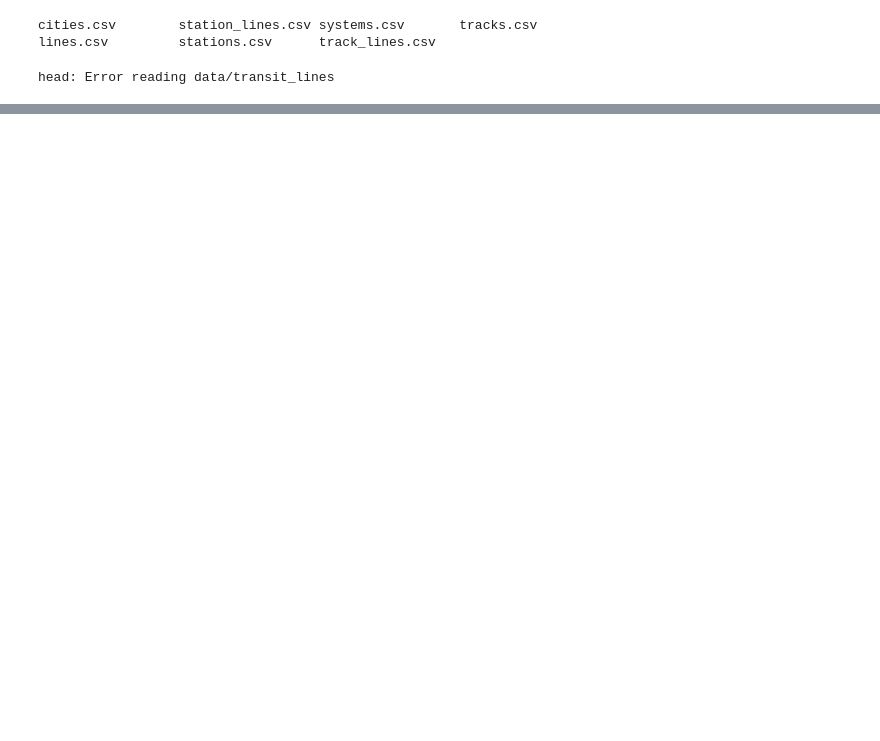
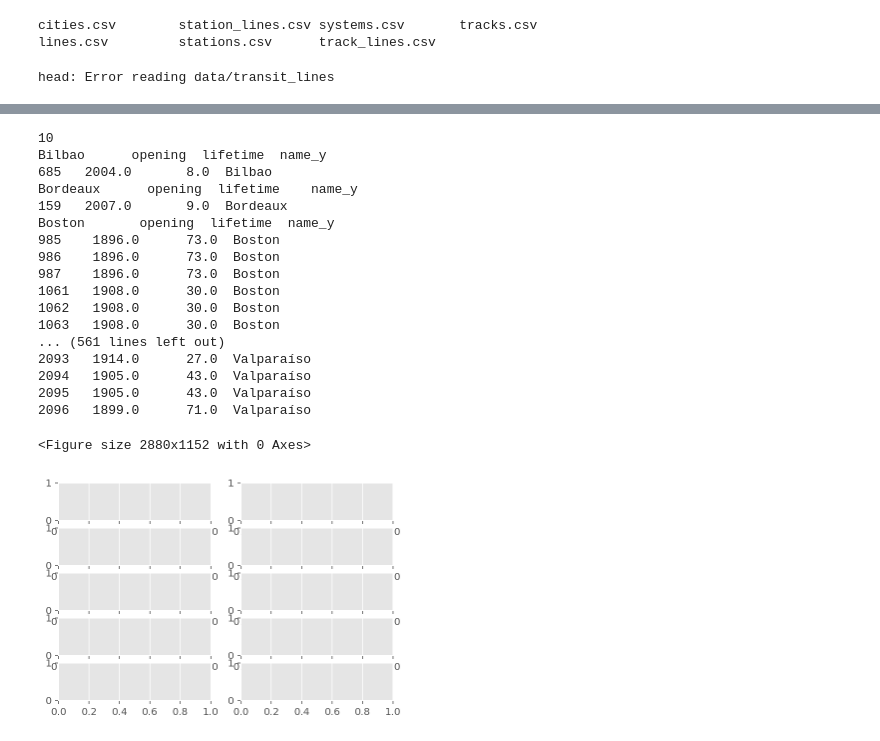
Before and after one commit to Cynz300/transit-lines-casestudy, a Jupyter notebook: transit_ig.ipynb, the cells around one changed output, grey strips where cells are left out. Drawn from its saved outputs; the diff is of its cells as text; code cells hidden in the pictures; blank space fills up the shorter version.

Commit message:
grouped by help

```diff
--- a/transit_ig.ipynb
+++ b/transit_ig.ipynb
@@ -45,0 +293,10 @@ import matplotlib.pyplot as plt
+# %%
+id_country = pd.DataFrame({'city_id': cities.id, 'country': cities.country, 'name': cities.name})
+station_id = stations.merge(id_country, on = 'city_id')
+
+# station_id
+station_id = station_id[['id', 'city_id', 'country', 'name_y']]
+
+st_lifetime = st_lifetime.merge(station_id, on = 'id')
+
+grouped = st_lifetime[['opening', 'lifetime', 'name_y']].groupby('name_y')
@@ -45,0 +328,49 @@ import matplotlib.pyplot as plt
+# %%
+top10 = ['Tokyo', 'Osaka', 'New York', 'Paris', 'Buenos Aires', 'Mexico City', 'Santiago', 'Madrid', 'London', 'Nantes']
+# %%
+print(len(top10))
+plt.figure(figsize = (40,16))
+
+# colors = ['blue', 'green', 'red', 'cyan', 'magenta', 'yellow', 'gray', 'white', 'crimson', 'black']
+idx, row, col = 0,5,2
+
+fig, axs = plt.subplots(row,col)
+# axs[0].hist(st_lifetime['lifetime'], bins = 20, orientation = 'horizontal')
+# axs[0].set_title("Station Age at Closure")
+# axs[0].set_ylabel("Age")
+# axs[0].set_xlabel("Number of Stations")
+# axs[1].scatter(st_lifetime['opening'], st_lifetime['lifetime'], color = 'blue', alpha = 0.1)
+# axs[1].set_title("Station Age vs Opened")
+# axs[1].set_xlabel("Year Opened")
+
+for ctry, data in grouped:
+    print(ctry, data)
+    if ctry in top10:
+
+        axs[idx%row, idx%col].scatter(data['opening'], data['lifetime'], alpha = 0.1)
+        axs[idx%row, idx%col].set_title(f"{ctry} Station Age vs Opened")
+        axs[idx%row, idx%col].set_xlabel("Year Opened")
+        axs[idx%row, idx%col].set_ylabel("Age")
+        idx+=1
+
+fig.tight_layout()
+# %% [output]
+10
+Bilbao      opening  lifetime  name_y
+685   2004.0       8.0  Bilbao
+Bordeaux      opening  lifetime    name_y
+159   2007.0       9.0  Bordeaux
+Boston       opening  lifetime  name_y
+985    1896.0      73.0  Boston
+986    1896.0      73.0  Boston
+987    1896.0      73.0  Boston
+1061   1908.0      30.0  Boston
+1062   1908.0      30.0  Boston
+1063   1908.0      30.0  Boston
+... (561 lines left out)
+2093   1914.0      27.0  Valparaíso
+2094   1905.0      43.0  Valparaíso
+2095   1905.0      43.0  Valparaíso
+2096   1899.0      71.0  Valparaíso
+<Figure size 2880x1152 with 0 Axes>
+[figure, added]
```
Also changed, not shown: parts of 16 cells of this notebook.
